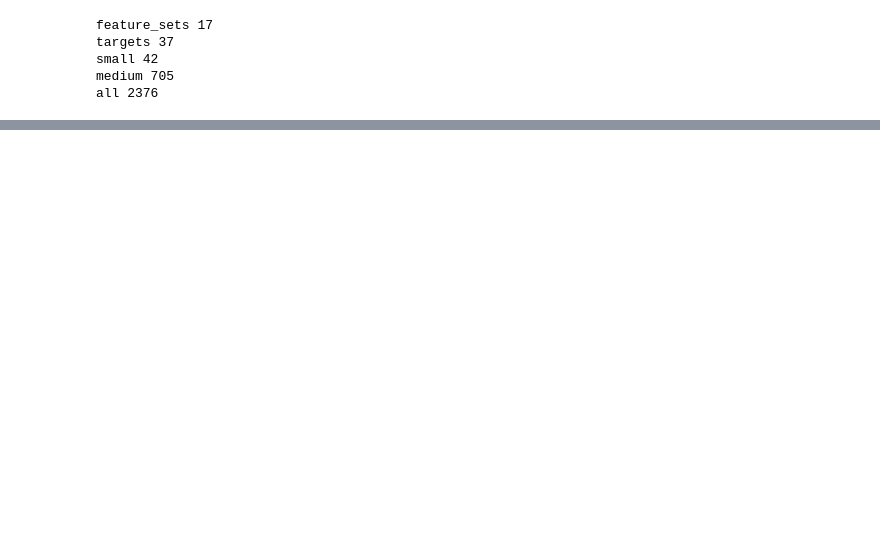
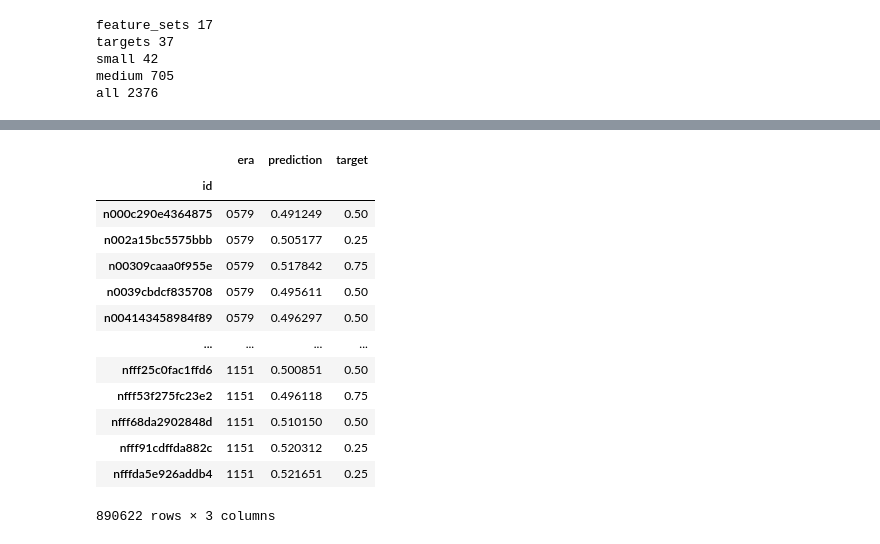
Before and after one commit to dxmien/Algo-trading, a Jupyter notebook: numerai.ipynb, the cells around one changed output, grey strips where cells are left out. Saved outputs shown, nothing was run; the diff lists cells and outputs as text; code cells hidden in the pictures; blank space fills up the shorter version.

```diff
--- a/numerai.ipynb
+++ b/numerai.ipynb
@@ -72,26 +85,27 @@ model.fit(
 # %%
 # Download validation data - this will take a few minutes
-napi.download_dataset(f"{DATA_VERSION}/validation.parquet")
+if not os.path.exists(f"{DATA_VERSION}/validation.parquet"):
+    napi.download_dataset(f"{DATA_VERSION}/validation.parquet")
 
 # Load the validation data and filter for data_type == "validation"
 validation = pd.read_parquet(
     f"{DATA_VERSION}/validation.parquet",
-    columns=["era", "data_type", "target"] + feature_set
+    columns=["era", "data_type", "target"] + medium_feature_set
 )
 validation = validation[validation["data_type"] == "validation"]
-del validation["data_type"]
+validation.drop(columns=["data_type"], inplace=True)
 
-# Downsample to every 4th era to reduce memory usage and speedup evaluation (suggested for Colab free tier)
-# Comment out the line below to use all the data (slower and higher memory usage, but more accurate evaluation)
+# Downsample to every 4th era to reduce memory usage and speedup evaluation
 validation = validation[validation["era"].isin(validation["era"].unique()[::4])]
 
 # Eras are 1 week apart, but targets look 20 days (o 4 weeks/eras) into the future,
 # so we need to "embargo" the first 4 eras following our last train era to avoid "data leakage"
-last_train_era = int(train["era"].unique()[-1])
+last_train_era = int(train_feature_set_reduced["era"].unique()[-1])
 eras_to_embargo = [str(era).zfill(4) for era in [last_train_era + i for i in range(4)]]
 validation = validation[~validation["era"].isin(eras_to_embargo)]
 
 # Generate predictions against the out-of-sample validation features
 # This will take a few minutes 🍵
-validation["prediction"] = model.predict(validation[feature_set])
+validation["prediction"] = model.predict(validation[medium_feature_set])
 validation[["era", "prediction", "target"]]
+# %% [output]
@@ -97,0 +113,14 @@ validation[["era", "prediction", "target"]]
+|  | era | prediction | target |
+| id |  |  |  |
+| n000c290e4364875 | 0579 | 0.491249 | 0.50 |
+| n002a15bc5575bbb | 0579 | 0.505177 | 0.25 |
+| n00309caaa0f955e | 0579 | 0.517842 | 0.75 |
+| n0039cbdcf835708 | 0579 | 0.495611 | 0.50 |
+| n004143458984f89 | 0579 | 0.496297 | 0.50 |
+| ... | ... | ... | ... |
+| nfff25c0fac1ffd6 | 1151 | 0.500851 | 0.50 |
+| nfff53f275fc23e2 | 1151 | 0.496118 | 0.75 |
+| nfff68da2902848d | 1151 | 0.510150 | 0.50 |
+| nfff91cdffda882c | 1151 | 0.520312 | 0.25 |
+| nfffda5e926addb4 | 1151 | 0.521651 | 0.25 |
+890622 rows × 3 columns
```
Also changed, not shown: parts of 8 cells of this notebook, 1 other file.
